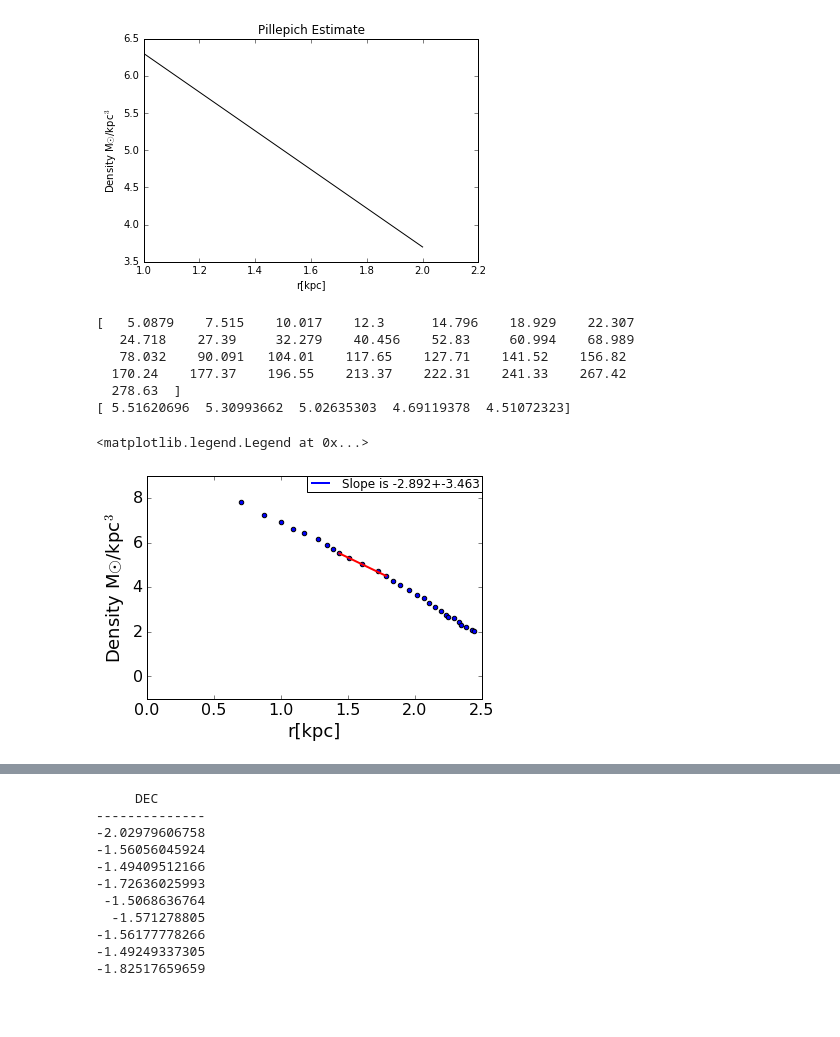
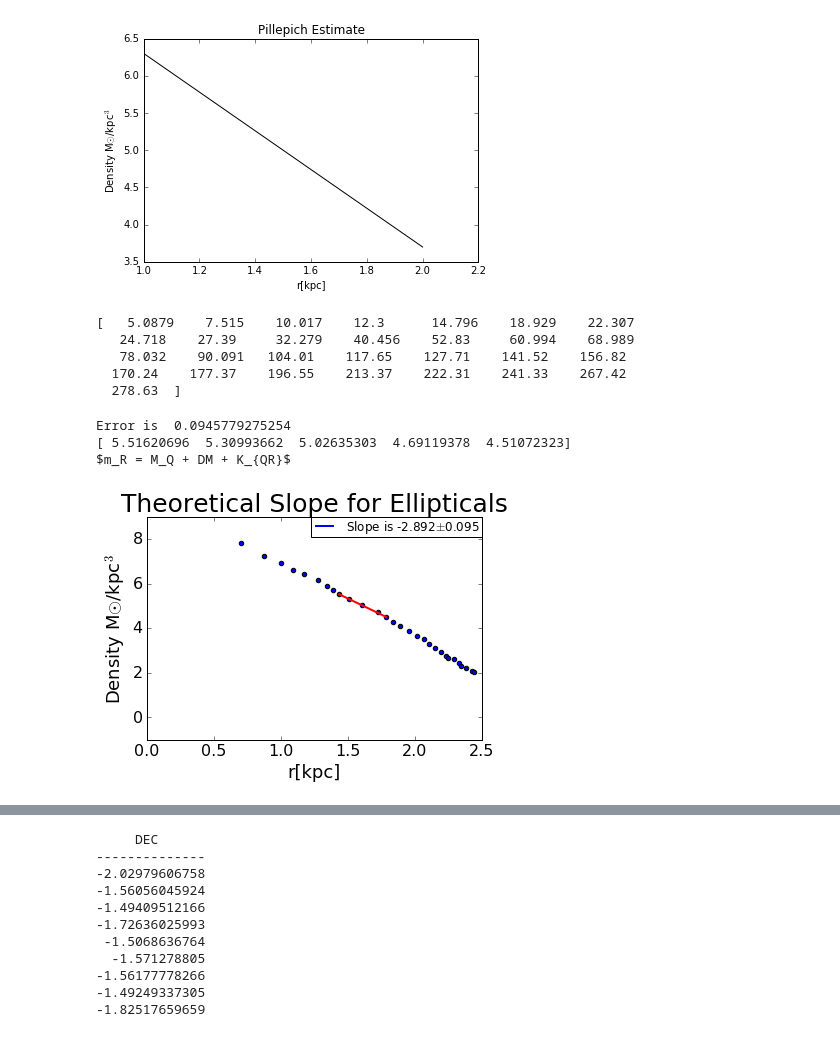
Before and after one commit to anewmark/galaxy_dark_matter, a Jupyter notebook: testing doc.ipynb, the cells around one changed output, grey strips where cells are left out. Saved outputs shown, nothing was run; the diff lists cells and outputs as text; code cells hidden in the pictures; blank space fills up the shorter version.

```diff
--- a/testing doc.ipynb
+++ b/testing doc.ipynb
@@ -33,20 +33,17 @@ for i in range(0, len(x)):
     x1=float(x[i][1])
     rad.append(x0)
     lumd.append(x1)
-
 rad=np.array(rad)
 lumd=np.array(lumd)
 
-from scipy import interpolate
 maxL=np.max(lumd)
-r12=26.56  #15
-rvir=68.57  #526
+r12=26 #15 #26.56     #small=24, large=28
+rvir=68#526 #68.57   #small=10, large=70
 error=np.ones((len(rad)))
-
+print(rad)
 rcut=rad[(rad>=r12)&(rad<=rvir)]
 lumcut=lumd[(rad>=r12)&(rad<=rvir)]
 errcut=error[(rad>=r12)&(rad<=rvir)]
-
 def my_linregress3(x,y,err):	#This one works!
 	import numpy as np
 	import math
@@ -68,29 +65,33 @@ def my_linregress3(x,y,err):	#This one works!
 rcut=np.log10(rcut)
 ldcut=np.log10(lumcut)
 sl3, C3, std_err3=my_linregress3(rcut, ldcut, errcut)
+# %% [output]
+[   5.0879    7.515    10.017    12.3      14.796    18.929    22.307
+   24.718    27.39     32.279    40.456    52.83     60.994    68.989
+   78.032    90.091   104.01    117.65    127.71    141.52    156.82
+  170.24    177.37    196.55    213.37    222.31    241.33    267.42
+  278.63  ]
 # %%
 from my_style import get_presentation
 get_presentation()
 lograd=np.log10(rad)
 loglum=np.log10(lumd)
 
-print(rad)
+err=np.std([-2.779, -2.985, -2.961, -2.908, -2.915, -2.77, -3.03, -3.025])
+print('Error is ', err)
 
 y=sl3*rcut+C3
 print(y)
 plt.scatter(lograd, loglum)
 plt.plot(rcut, y, c='r')
-plt.plot(0,0,label='Slope is '+str(np.round(sl3,3)) +'+-'+ str(np.round(std_err3,3)))
+plt.plot(0,0,label='Slope is '+str(np.round(sl3,3))+'$\pm$'+str(np.round(err,3)))
 plt.ylabel('Density M$\odot$/kpc$^3$')
 plt.xlabel('r[kpc]')
+plt.title('Theoretical Slope for Ellipticals', fontsize=25)
 plt.xlim(0,2.5)
 plt.legend(loc=0)
 # %% [output]
-[   5.0879    7.515    10.017    12.3      14.796    18.929    22.307
-   24.718    27.39     32.279    40.456    52.83     60.994    68.989
-   78.032    90.091   104.01    117.65    127.71    141.52    156.82
-  170.24    177.37    196.55    213.37    222.31    241.33    267.42
-  278.63  ]
+Error is  0.0945779275254
 [ 5.51620696  5.30993662  5.02635303  4.69119378  4.51072323]
+$m_R = M_Q + DM + K_{QR}$
-<matplotlib.legend.Legend at 0x...>
-[figure, old version]
+[figure, new version]
```
Also changed, not shown: parts of 1 cell of this notebook, 25 other files.
